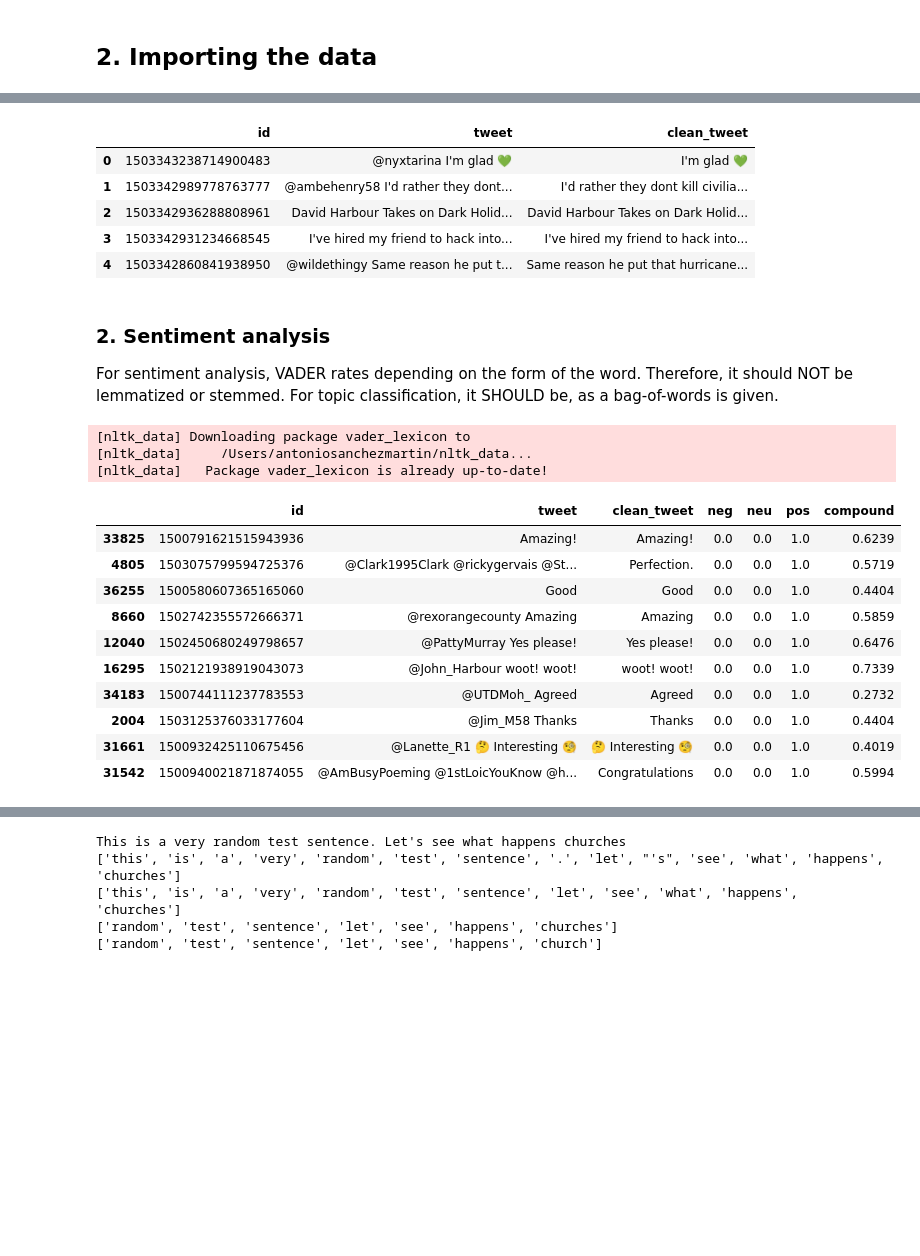
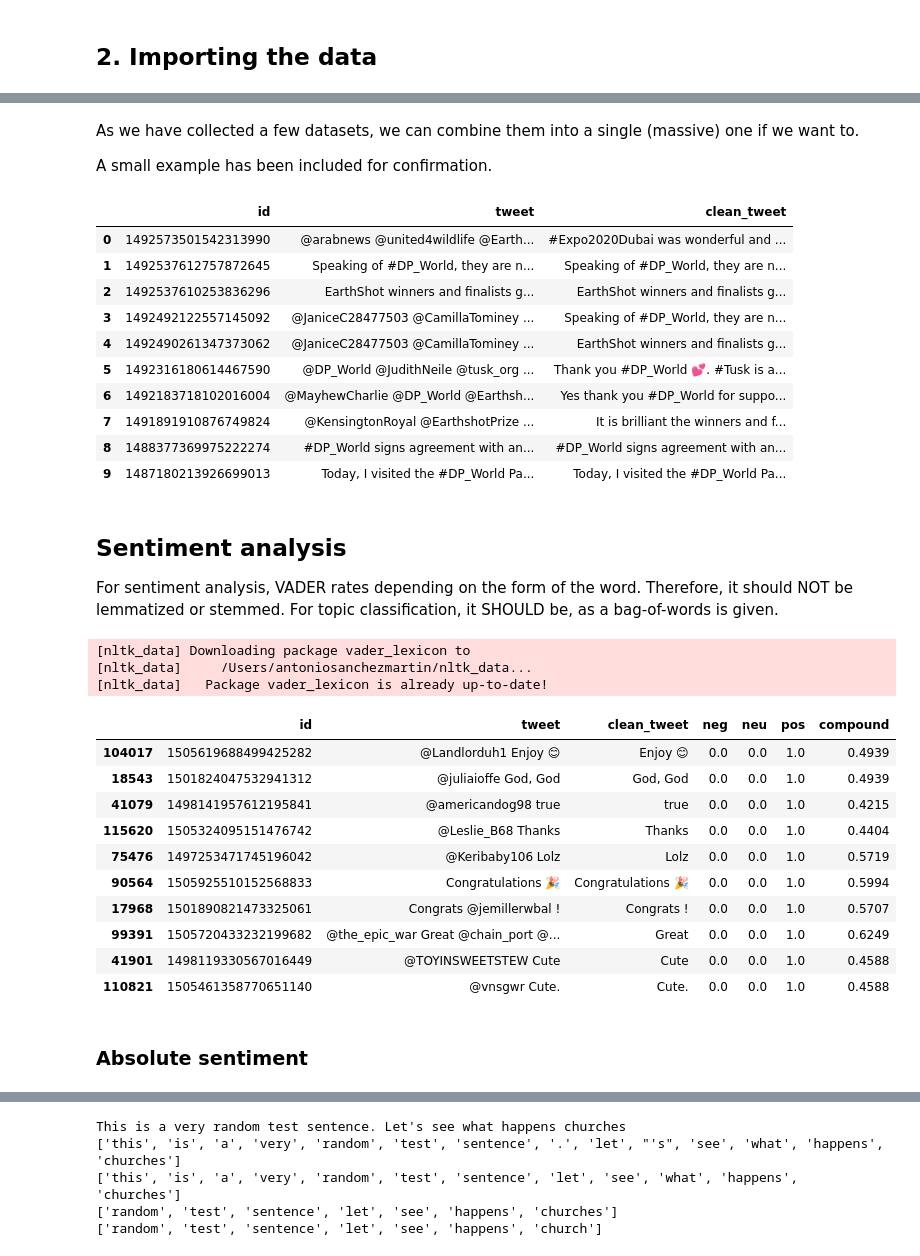
Before and after one commit to i-knock/mixed_methods, a Jupyter notebook: Text Analysis.ipynb, the cells around one changed output, grey strips where cells are left out. Saved outputs shown, nothing was run; the diff lists cells and outputs as text; code cells hidden in the pictures; blank space fills up the shorter version.

```diff
--- a/Text Analysis.ipynb
+++ b/Text Analysis.ipynb
@@ -104,0 +117,4 @@ memory usage: 12.6+ MB
+# %% [markdown]
+As we have collected a few datasets, we can combine them into a single (massive) one if we want to.
+
+A small example has been included for confirmation.
@@ -105,42 +129,62 @@ memory usage: 12.6+ MB
+# %%
+# %%script false --no-raise-error
+all_files = [
+    "./all_hashtags.csv",
+    "./twitter_data_harbor.csv",
+    "./twitter_data_port.csv",
+    "./mega_twitter_data_port.csv"
+]
+
+twitter_data = pd.read_csv(all_files[0])
+for file in all_files:
+    temp_data = pd.read_csv(file)
+    twitter_data = pd.concat([twitter_data, temp_data]) # this way we don't get duplicate tweets
+twitter_data.drop_duplicates(subset='id', inplace=True)
+twitter_data.reset_index(drop=True, inplace=True)
 # %%
 import re
 
 # Only take the columns that are interesting
 reduced_twitter = twitter_data[
     # Only English tweets
     (twitter_data['language']=='en') &
     # Only original tweets, no retweets
     (twitter_data['retweet']==False)
 ]
 
 # Reduce size by only taking tweets and id
 columns_to_keep = pd.Series(['id', 'tweet'])
 reduced_twitter = reduced_twitter[columns_to_keep]
 
 # Clean tweets from hastags, mentions, etc.
 regex_cleanup_strings = [
     # Remove links
     r"\S*https?:\S*",
+    # Remove hashtags
+    # "#([a-zA-Z0-9_]{1,50})",
     # Remove mentions
-    r"(?:\@|https?\://)\S+",
-    # Remove hashtags
-    "#([a-zA-Z0-9_]{1,50})"
+    r"(?:\@|https?\://)\S+"
 ]
 reduced_twitter["clean_tweet"] = reduced_twitter["tweet"]
 for reg_string in regex_cleanup_strings:
     reduced_twitter["clean_tweet"] = reduced_twitter["clean_tweet"].replace(reg_string, '', regex=True)
 
 reduced_twitter.reset_index(drop=True,inplace=True)
-reduced_twitter.head()
+reduced_twitter.head(10)
 # %% [output]
 |  | id | tweet | clean_tweet |
-| 0 | 1503343238714900483 | @nyxtarina I'm glad 💚 | I'm glad 💚 |
-| 1 | 1503342989778763777 | @ambehenry58 I'd rather they dont... | I'd rather they dont kill civilia... |
-| 2 | 1503342936288808961 | David Harbour Takes on Dark Holid... | David Harbour Takes on Dark Holid... |
-| 3 | 1503342931234668545 | I've hired my friend to hack into... | I've hired my friend to hack into... |
-| 4 | 1503342860841938950 | @wildethingy Same reason he put t... | Same reason he put that hurricane... |
+| 0 | 1492573501542313990 | @arabnews @united4wildlife @Earth... | #Expo2020Dubai was wonderful and ... |
+| 1 | 1492537612757872645 | Speaking of #DP_World, they are n... | Speaking of #DP_World, they are n... |
+| 2 | 1492537610253836296 | EarthShot winners and finalists g... | EarthShot winners and finalists g... |
+| 3 | 1492492122557145092 | @JaniceC28477503 @CamillaTominey ... | Speaking of #DP_World, they are n... |
+| 4 | 1492490261347373062 | @JaniceC28477503 @CamillaTominey ... | EarthShot winners and finalists g... |
+| 5 | 1492316180614467590 | @DP_World @JudithNeile @tusk_org ... | Thank you #DP_World 💕. #Tusk is a... |
+| 6 | 1492183718102016004 | @MayhewCharlie @DP_World @Earthsh... | Yes thank you #DP_World for suppo... |
+| 7 | 1491891910876749824 | @KensingtonRoyal @EarthshotPrize ... | It is brilliant the winners and f... |
+| 8 | 1488377369975222274 | #DP_World signs agreement with an... | #DP_World signs agreement with an... |
+| 9 | 1487180213926699013 | Today, I visited the #DP_World Pa... | Today, I visited the #DP_World Pa... |
 # %% [markdown]
-### 2. Sentiment analysis
+## Sentiment analysis
 For sentiment analysis, VADER rates depending on the form of the word. Therefore, it should NOT be lemmatized or stemmed. For topic classification, it SHOULD be, as a bag-of-words is given.
 # %%
 # Sentiment analysis using VADER
@@ -159,13 +203,15 @@ processed_twitter.sort_values(by=['pos'], ascending=False).head(10)
 [nltk_data]     /Users/antoniosanchezmartin/nltk_data...
 [nltk_data]   Package vader_lexicon is already up-to-date!
 |  | id | tweet | clean_tweet | neg | neu | pos | compound |
-| 33825 | 1500791621515943936 | Amazing! | Amazing! | 0.0 | 0.0 | 1.0 | 0.6239 |
-| 4805 | 1503075799594725376 | @Clark1995Clark @rickygervais @St... | Perfection. | 0.0 | 0.0 | 1.0 | 0.5719 |
-| 36255 | 1500580607365165060 | Good | Good | 0.0 | 0.0 | 1.0 | 0.4404 |
-| 8660 | 1502742355572666371 | @rexorangecounty Amazing | Amazing | 0.0 | 0.0 | 1.0 | 0.5859 |
-| 12040 | 1502450680249798657 | @PattyMurray Yes please! | Yes please! | 0.0 | 0.0 | 1.0 | 0.6476 |
-| 16295 | 1502121938919043073 | @John_Harbour woot! woot! | woot! woot! | 0.0 | 0.0 | 1.0 | 0.7339 |
-| 34183 | 1500744111237783553 | @UTDMoh_ Agreed | Agreed | 0.0 | 0.0 | 1.0 | 0.2732 |
-| 2004 | 1503125376033177604 | @Jim_M58 Thanks | Thanks | 0.0 | 0.0 | 1.0 | 0.4404 |
-| 31661 | 1500932425110675456 | @Lanette_R1 🤔 Interesting 🧐 | 🤔 Interesting 🧐 | 0.0 | 0.0 | 1.0 | 0.4019 |
-| 31542 | 1500940021871874055 | @AmBusyPoeming @1stLoicYouKnow @h... | Congratulations | 0.0 | 0.0 | 1.0 | 0.5994 |
+| 104017 | 1505619688499425282 | @Landlorduh1 Enjoy 😊 | Enjoy 😊 | 0.0 | 0.0 | 1.0 | 0.4939 |
+| 18543 | 1501824047532941312 | @juliaioffe God, God | God, God | 0.0 | 0.0 | 1.0 | 0.4939 |
+| 41079 | 1498141957612195841 | @americandog98 true | true | 0.0 | 0.0 | 1.0 | 0.4215 |
+| 115620 | 1505324095151476742 | @Leslie_B68 Thanks | Thanks | 0.0 | 0.0 | 1.0 | 0.4404 |
+| 75476 | 1497253471745196042 | @Keribaby106 Lolz | Lolz | 0.0 | 0.0 | 1.0 | 0.5719 |
+| 90564 | 1505925510152568833 | Congratulations 🎉 | Congratulations 🎉 | 0.0 | 0.0 | 1.0 | 0.5994 |
+| 17968 | 1501890821473325061 | Congrats @jemillerwbal ! | Congrats ! | 0.0 | 0.0 | 1.0 | 0.5707 |
+| 99391 | 1505720433232199682 | @the_epic_war Great @chain_port @... | Great | 0.0 | 0.0 | 1.0 | 0.6249 |
+| 41901 | 1498119330567016449 | @TOYINSWEETSTEW Cute | Cute | 0.0 | 0.0 | 1.0 | 0.4588 |
+| 110821 | 1505461358770651140 | @vnsgwr Cute. | Cute. | 0.0 | 0.0 | 1.0 | 0.4588 |
+# %% [markdown]
+### Absolute sentiment
```
Also changed, not shown: parts of 48 cells of this notebook, 26 other files.
